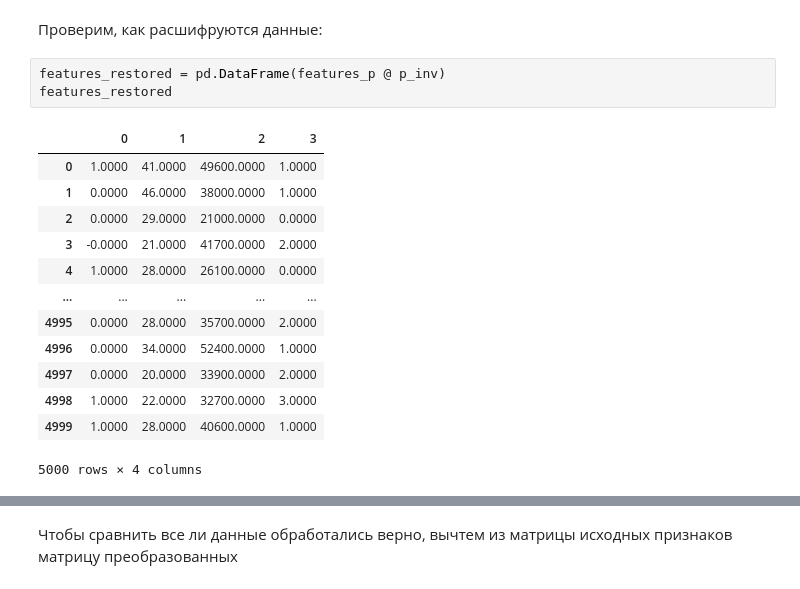
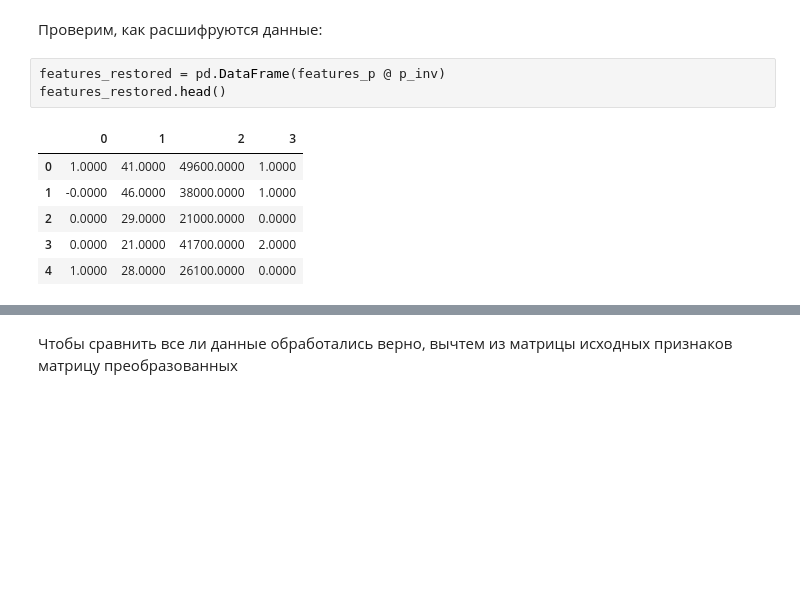
Before and after one commit to SvetLanaKli/YaP_DS_training_projects, a Jupyter notebook: 10_personal_data/personal_data.ipynb, the cells around one changed output, grey strips where cells are left out. Saved outputs shown, nothing was run; the diff lists cells and outputs as text; blank space fills up the shorter version.

```diff
--- a/10_personal_data/personal_data.ipynb
+++ b/10_personal_data/personal_data.ipynb
@@ -454,19 +431,12 @@ print(f'Погрешность вычисления R2 составляет: {ab
 Проверим, как расшифруются данные:
 # %%
 features_restored = pd.DataFrame(features_p @ p_inv)
-features_restored
+features_restored.head()
 # %% [output]
 |  | 0 | 1 | 2 | 3 |
 | 0 | 1.0000 | 41.0000 | 49600.0000 | 1.0000 |
-| 1 | 0.0000 | 46.0000 | 38000.0000 | 1.0000 |
+| 1 | -0.0000 | 46.0000 | 38000.0000 | 1.0000 |
 | 2 | 0.0000 | 29.0000 | 21000.0000 | 0.0000 |
-| 3 | -0.0000 | 21.0000 | 41700.0000 | 2.0000 |
+| 3 | 0.0000 | 21.0000 | 41700.0000 | 2.0000 |
 | 4 | 1.0000 | 28.0000 | 26100.0000 | 0.0000 |
-| ... | ... | ... | ... | ... |
-| 4995 | 0.0000 | 28.0000 | 35700.0000 | 2.0000 |
-| 4996 | 0.0000 | 34.0000 | 52400.0000 | 1.0000 |
-| 4997 | 0.0000 | 20.0000 | 33900.0000 | 2.0000 |
-| 4998 | 1.0000 | 22.0000 | 32700.0000 | 3.0000 |
-| 4999 | 1.0000 | 28.0000 | 40600.0000 | 1.0000 |
-5000 rows × 4 columns
 # %%
```
Also changed, not shown: parts of 22 cells of this notebook.
